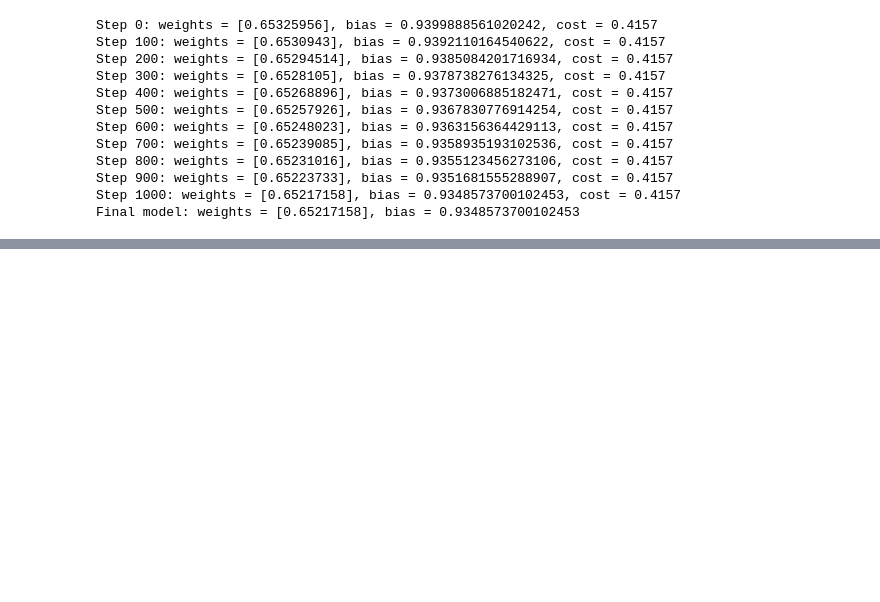
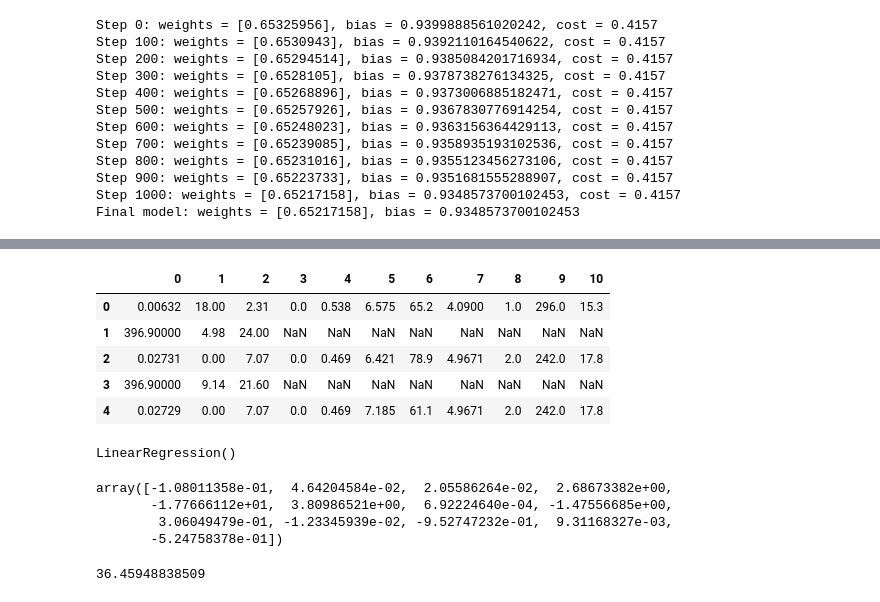
Before and after one commit to di-ton/Data-Science, a Jupyter notebook: Regression-Models/regression_models.ipynb, the cells around one changed output, grey strips where cells are left out. Drawn from its saved outputs; the diff is of its cells as text; code cells hidden in the pictures; blank space fills up the shorter version.

```diff
--- a/Regression-Models/regression_models.ipynb
+++ b/Regression-Models/regression_models.ipynb
@@ -584,0 +594,5 @@ Final model: weights = [0.65217158], bias = 0.9348573700102453
+# %%
+data_url = "http://lib.stat.cmu.edu/datasets/boston"
+raw_df = pd.read_csv(data_url, sep="\s+", skiprows=22, header=None)
+data = np.hstack([raw_df.values[::2, :], raw_df.values[1::2, :2]])
+target = raw_df.values[1::2, 2]
@@ -584,0 +615,9 @@ Final model: weights = [0.65217158], bias = 0.9348573700102453
+# %%
+raw_df.head()
+# %% [output]
+|  | 0 | 1 | 2 | 3 | 4 | 5 | 6 | 7 | 8 | 9 | 10 |
+| 0 | 0.00632 | 18.00 | 2.31 | 0.0 | 0.538 | 6.575 | 65.2 | 4.0900 | 1.0 | 296.0 | 15.3 |
+| 1 | 396.90000 | 4.98 | 24.00 | NaN | NaN | NaN | NaN | NaN | NaN | NaN | NaN |
+| 2 | 0.02731 | 0.00 | 7.07 | 0.0 | 0.469 | 6.421 | 78.9 | 4.9671 | 2.0 | 242.0 | 17.8 |
+| 3 | 396.90000 | 9.14 | 21.60 | NaN | NaN | NaN | NaN | NaN | NaN | NaN | NaN |
+| 4 | 0.02729 | 0.00 | 7.07 | 0.0 | 0.469 | 7.185 | 61.1 | 4.9671 | 2.0 | 242.0 | 17.8 |
@@ -584,0 +626,16 @@ Final model: weights = [0.65217158], bias = 0.9348573700102453
+# %%
+model.fit(data, target)
+# %% [output]
+LinearRegression()
+# %%
+coefficients = model.coef_
+coefficients
+# %% [output]
+array([-1.08011358e-01,  4.64204584e-02,  2.05586264e-02,  2.68673382e+00,
+       -1.77666112e+01,  3.80986521e+00,  6.92224640e-04, -1.47556685e+00,
+        3.06049479e-01, -1.23345939e-02, -9.52747232e-01,  9.31168327e-03,
+       -5.24758378e-01])
+# %%
+model.intercept_
+# %% [output]
+36.45948838509
```
Also changed, not shown: parts of 7 cells of this notebook.
